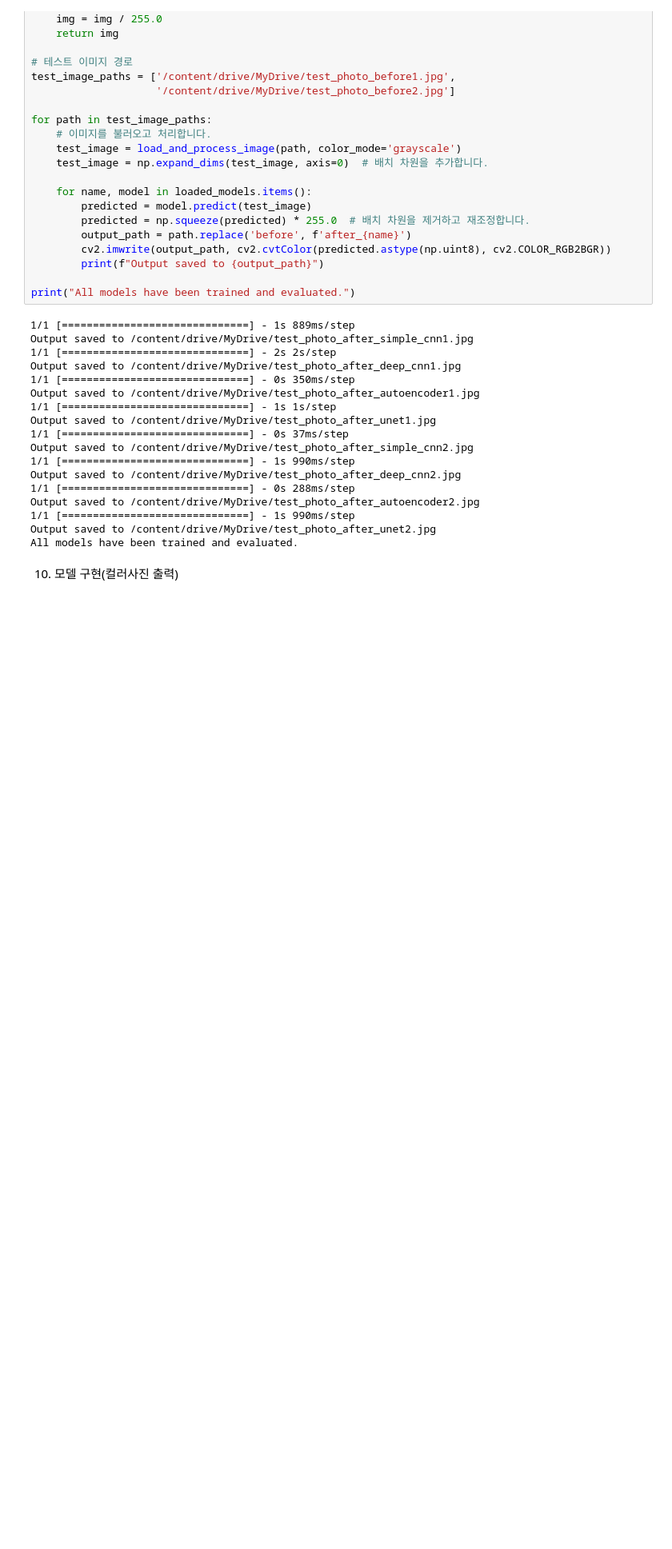
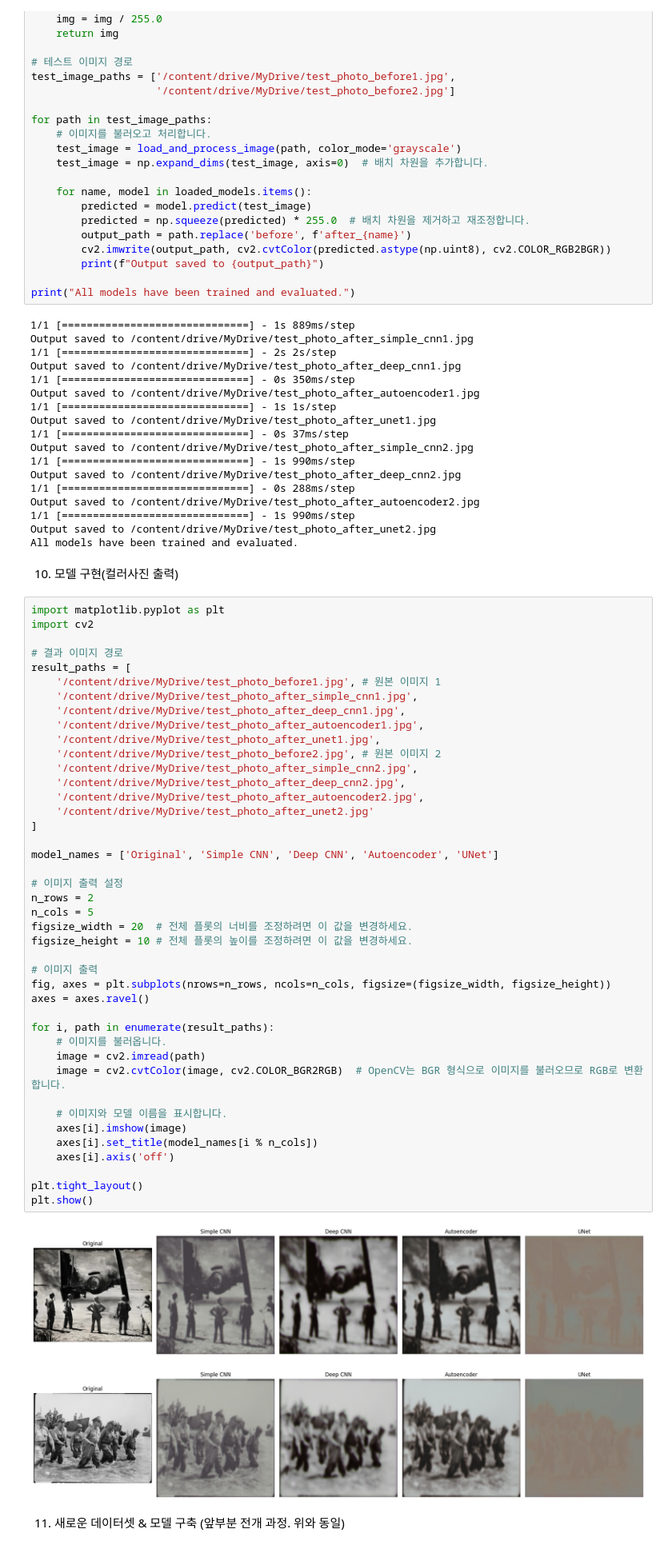
Before and after one commit to pixelwizard2/Project.AI--ColorQuest---AI-s-Journey-in-Reviving-WWII-Imagery, a Jupyter notebook: ColorQuest_code_(한국어).ipynb, the cells around one changed output. Shown at 80% size. Saved outputs shown, nothing was run; the diff lists cells and outputs as text; blank space fills up the shorter version.

```diff
--- a/ColorQuest_code_(한국어).ipynb
+++ b/ColorQuest_code_(한국어).ipynb
@@ -346,3 +346,49 @@ Output saved to /content/drive/MyDrive/test_photo_after_unet2.jpg
 All models have been trained and evaluated.
 # %% [markdown]
 10. 모델 구현(컬러사진 출력)
+# %%
+import matplotlib.pyplot as plt
+import cv2
+
+# 결과 이미지 경로
+result_paths = [
+    '/content/drive/MyDrive/test_photo_before1.jpg', # 원본 이미지 1
+    '/content/drive/MyDrive/test_photo_after_simple_cnn1.jpg',
+    '/content/drive/MyDrive/test_photo_after_deep_cnn1.jpg',
+    '/content/drive/MyDrive/test_photo_after_autoencoder1.jpg',
+    '/content/drive/MyDrive/test_photo_after_unet1.jpg',
+    '/content/drive/MyDrive/test_photo_before2.jpg', # 원본 이미지 2
+    '/content/drive/MyDrive/test_photo_after_simple_cnn2.jpg',
+    '/content/drive/MyDrive/test_photo_after_deep_cnn2.jpg',
+    '/content/drive/MyDrive/test_photo_after_autoencoder2.jpg',
+    '/content/drive/MyDrive/test_photo_after_unet2.jpg'
+]
+
+model_names = ['Original', 'Simple CNN', 'Deep CNN', 'Autoencoder', 'UNet']
+
+# 이미지 출력 설정
+n_rows = 2
+n_cols = 5
+figsize_width = 20  # 전체 플롯의 너비를 조정하려면 이 값을 변경하세요.
+figsize_height = 10 # 전체 플롯의 높이를 조정하려면 이 값을 변경하세요.
+
+# 이미지 출력
+fig, axes = plt.subplots(nrows=n_rows, ncols=n_cols, figsize=(figsize_width, figsize_height))
+axes = axes.ravel()
+
+for i, path in enumerate(result_paths):
+    # 이미지를 불러옵니다.
+    image = cv2.imread(path)
+    image = cv2.cvtColor(image, cv2.COLOR_BGR2RGB)  # OpenCV는 BGR 형식으로 이미지를 불러오므로 RGB로 변환합니다.
+
+    # 이미지와 모델 이름을 표시합니다.
+    axes[i].imshow(image)
+    axes[i].set_title(model_names[i % n_cols])
+    axes[i].axis('off')
+
+plt.tight_layout()
+plt.show()
+# %% [output]
+[figure, added]
+# %% [markdown]
+11. 새로운 데이터셋 & 모델 구축 (앞부분 전개 과정. 위와 동일)
```
Also changed, not shown: parts of 7 cells of this notebook.
